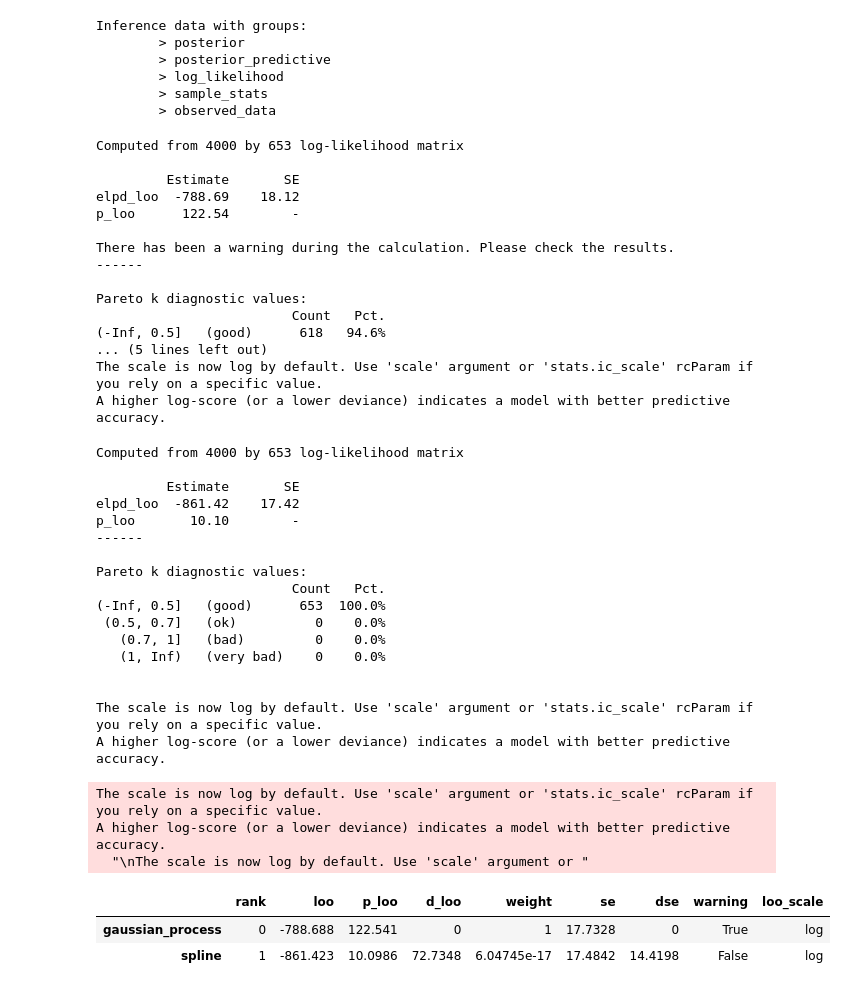
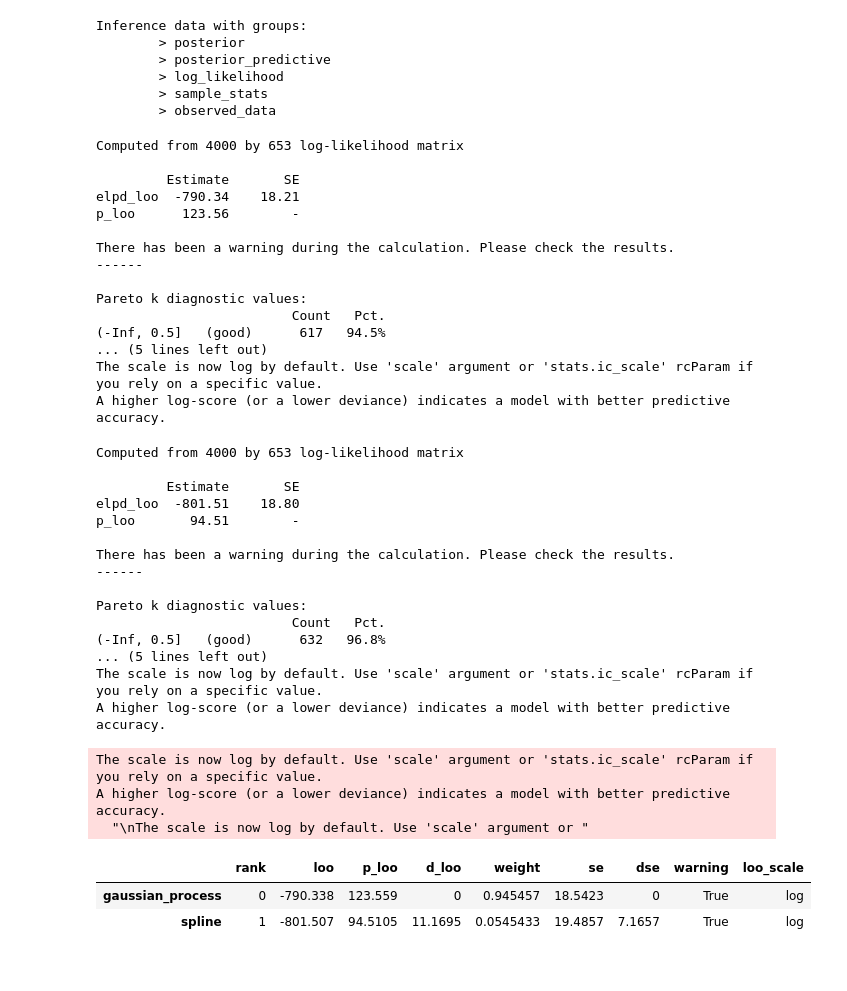
Before and after one commit to hyunjimoon/defense-reliability, a Jupyter notebook: ensemble.ipynb, the cells around one changed output. Saved outputs shown, nothing was run; the diff lists cells and outputs as text; code cells hidden in the pictures.

Commit message:
Update spline model, refit ensemble notebook

```diff
--- a/ensemble.ipynb
+++ b/ensemble.ipynb
@@ -33,7 +33,7 @@ engine_count, ship_count, max_age, data_count
 # %% [markdown]
 # gaussian process model
 # %%
-gp_model_dir = "gaussian_process/models/hier_gp_weak/hier_gp_weak.stan"
+gp_model_dir = "gaussianprocess/models/hier_gp_weak/hier_gp_weak.stan"
 gp_model = CmdStanModel(stan_file=gp_model_dir) #compile_model(layer3_path)
 # %% [output]
 INFO:cmdstanpy:found newer exe file, not recompiling
@@ -90,5 +117,5 @@ basis_df.plot(ax=ax, legend=False)
 # %%
-spline_model_file = os.path.join('hierarchical_model/models','layer3_nc_diffsd_parammubar.stan')
+spline_model_file = os.path.join('spline/models','layer3_nc_diffsd_parammubar.stan')
 layer3_model = CmdStanModel(stan_file=spline_model_file) #compile_model(layer3_path)
 # %% [output]
 INFO:cmdstanpy:found newer exe file, not recompiling
@@ -148,15 +219,15 @@ az.loo(gp_az_inference, pointwise=True)
 Computed from 4000 by 653 log-likelihood matrix
 
          Estimate       SE
-elpd_loo  -788.69    18.12
-p_loo      122.54        -
+elpd_loo  -790.34    18.21
+p_loo      123.56        -
 
 There has been a warning during the calculation. Please check the results.
 ------
 
 Pareto k diagnostic values:
                          Count   Pct.
-(-Inf, 0.5]   (good)      618   94.6%
+(-Inf, 0.5]   (good)      617   94.5%
 ... (5 lines left out)
 The scale is now log by default. Use 'scale' argument or 'stats.ic_scale' rcParam if
 you rely on a specific value.
@@ -168,18 +239,16 @@ az.loo(spline_az_inference, pointwise=True)
 Computed from 4000 by 653 log-likelihood matrix
 
          Estimate       SE
-elpd_loo  -861.42    17.42
-p_loo       10.10        -
+elpd_loo  -801.51    18.80
+p_loo       94.51        -
+
+There has been a warning during the calculation. Please check the results.
 ------
 
 Pareto k diagnostic values:
                          Count   Pct.
-(-Inf, 0.5]   (good)      653  100.0%
- (0.5, 0.7]   (ok)          0    0.0%
-   (0.7, 1]   (bad)         0    0.0%
-   (1, Inf)   (very bad)    0    0.0%
-
-
+(-Inf, 0.5]   (good)      632   96.8%
+... (5 lines left out)
 The scale is now log by default. Use 'scale' argument or 'stats.ic_scale' rcParam if
 you rely on a specific value.
 A higher log-score (or a lower deviance) indicates a model with better predictive
@@ -187,12 +256,13 @@ accuracy.
 # %%
 import logging
 logger=  logging.getLogger()
 logger.setLevel(logging.DEBUG)
-az.compare({"gaussian_process": gp_az_inference, "spline": spline_az_inference}, ic="loo")
+comp = az.compare({"gaussian_process": gp_az_inference, "spline": spline_az_inference}, ic="loo")
+comp
 # %% [output]
 The scale is now log by default. Use 'scale' argument or 'stats.ic_scale' rcParam if you rely on a specific value.
 A higher log-score (or a lower deviance) indicates a model with better predictive accuracy.
   "\nThe scale is now log by default. Use 'scale' argument or "
 |  | rank | loo | p_loo | d_loo | weight | se | dse | warning | loo_scale |
-| gaussian_process | 0 | -788.688 | 122.541 | 0 | 1 | 17.7328 | 0 | True | log |
-| spline | 1 | -861.423 | 10.0986 | 72.7348 | 6.04745e-17 | 17.4842 | 14.4198 | False | log |
+| gaussian_process | 0 | -790.338 | 123.559 | 0 | 0.945457 | 18.5423 | 0 | True | log |
+| spline | 1 | -801.507 | 94.5105 | 11.1695 | 0.0545433 | 19.4857 | 7.1657 | True | log |
```
Also changed, not shown: parts of 22 cells of this notebook, 3 other files.
